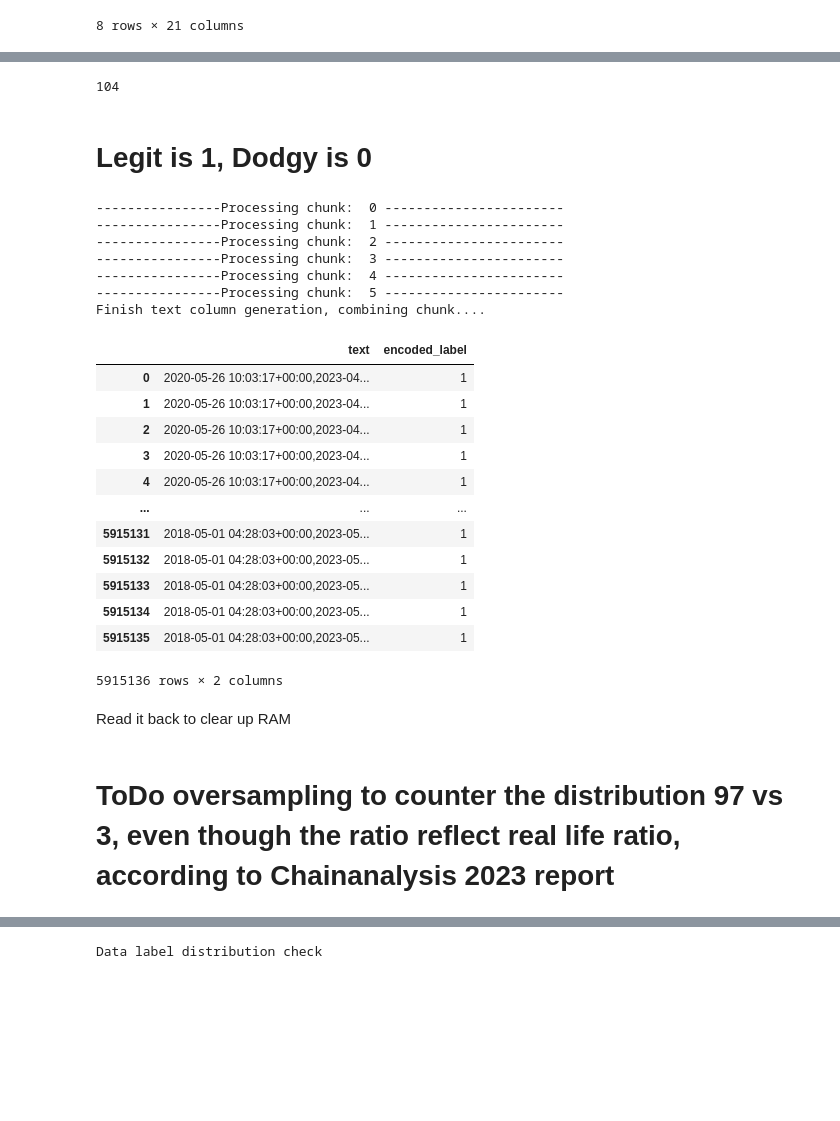
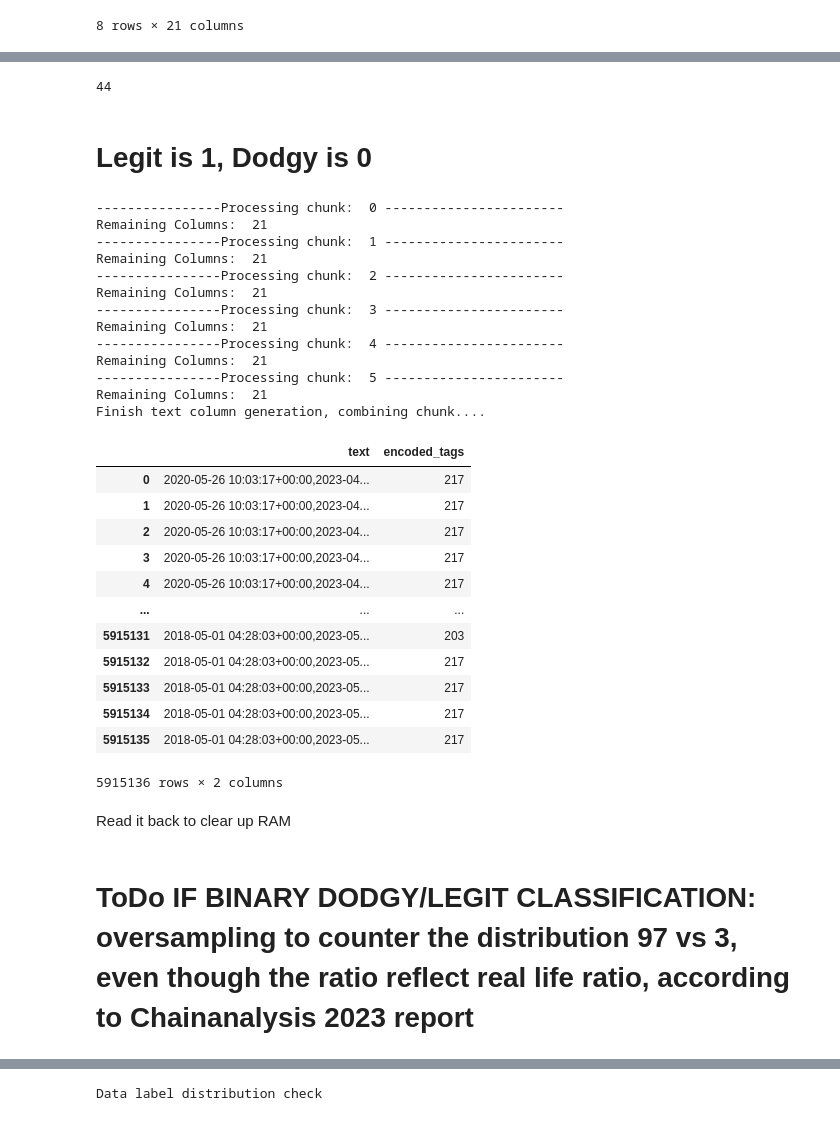
Before and after one commit to viethuy25/TMU_MRP, a Jupyter notebook: Preprocessing, Data Visualization and Class Balancing.ipynb, the cells around one changed output, grey strips where cells are left out. Cells and saved outputs as stored; diff of their text form; code cells hidden in the pictures; blank space fills up the shorter version.

```diff
--- a/Preprocessing, Data Visualization and Class Balancing.ipynb
+++ b/Preprocessing, Data Visualization and Class Balancing.ipynb
@@ -130,7 +132,7 @@ def read_data(filename, x):
         chunk = frame[i:i+chunksize]
 
         # merge the kaggle_balance_transactions data frame with the current chunk
-        merged_df = pd.merge(chunk, target_merged, right_on=['Address'], left_on=['from_address'], how='right', suffixes=('_kbt', '_frame'))
+#         merged_df = pd.merge(chunk, target_merged, right_on=['Address'], left_on=['from_address'], how='left', suffixes=('_kbt', '_frame'))
         merged_df = pd.merge(chunk, target_merged, right_on=['Address'], left_on=['to_address'], how='left', suffixes=('_kbt', '_frame'))
 
         # append the results to the list
@@ -177,7 +179,7 @@ for x in range(20):
 
     fileName = './data/Kaggle/kaggle_10k_balance_transaction_0000000000' + str(x) + '.csv'
     curr_file = read_data(fileName, x)
-    curr_file.to_csv('./temp/kaggle_10k_balance_transaction_0000000000' + str(x) + '.csv', index=False)
+    curr_file.to_csv('./output/kaggle_10k_balance_transaction_0000000000' + str(x) + '.csv', index=False)
 #     curr_file.to_csv('./temp/kaggle_10k_balance_transaction_0000000000' + str(x) + '.csv', index=False)
 #     new_df = pd.concat(curr_file)
 
@@ -265,10 +205,10 @@ See the caveats in the documentation: https://pandas.pydata.org/pandas-docs/stab
 # %%
-new_df = pd.read_csv('./temp/kaggle_10k_balance_transaction_000000000000.csv', index_col=None, header=0)
+new_df = pd.read_csv('./output/kaggle_10k_balance_transaction_000000000000.csv', index_col=None, header=0)
 for x in range(1, 20):
     if x < 10:
         x = '0' + str(x)
 
-    fileName = './temp/kaggle_10k_balance_transaction_0000000000' + str(x) + '.csv'
+    fileName = './output/kaggle_10k_balance_transaction_0000000000' + str(x) + '.csv'
     df_file = pd.read_csv(fileName, index_col = None, header = 0)
     new_df = pd.concat([new_df, df_file], ignore_index=True)
 
@@ -383,7 +323,7 @@ encoder_tags = LabelEncoder()
 categorical_columns = ['Account Type', 'Tags']
 for col in categorical_columns:
     if col == "Tags":
-        new_df[col] = encoder_tags.fit_transform(new_df[col])
+        new_df['encoded_tags'] = encoder_tags.fit_transform(new_df[col])
     else:
         new_df[col] = encoder.fit_transform(new_df[col])
 
@@ -831,12 +771,12 @@ import os
 
 # print ('Create text column')
 # new_df['text'] = str(new_df['Account Type']) + ' ' + str(new_df['Contract Type'])
-path = "./temp/"
+path = "./output/"
 isExist = os.path.exists(path)
 if isExist == False:
     os.makedirs(path)
 
-final_df_selected.to_csv("./temp/transformed_data.csv", index=False)
+final_df_selected.to_csv("./output/transformed_data.csv", index=False)
 
 # Clear the memory
 del final_df_selected
@@ -845,7 +785,7 @@ import gc
 
 gc.collect()
 # %% [output]
-104
+44
 # %% [markdown]
 # Legit is 1, Dodgy is 0
 # %%
@@ -855,56 +795,63 @@ def process_chunk(chunk):
 #     chunk['encoded_label'] = chunk['Label'].replace({'Legit': 1, 'Dodgy': 0})
 
     # Get a list of column names to concatenate
-    cols_to_concat = [col for col in chunk.columns if col not in ['Label', 'encoded_label']]
+    cols_to_concat = [col for col in chunk.columns if col not in ['Label', 'encoded_label', 'Tags', 'encoded_tags']]
+    print ('Remaining Columns: ', len(cols_to_concat))
     # Concatenate the values in each row of the specified columns, and store the result in a new column called 'concatenated_values'
     chunk['text'] = chunk[cols_to_concat].apply(lambda row: ','.join(str(val) for val in row), axis=1)
 #     print (chunk.columns)
-    return chunk[['text', 'encoded_label']]
+    return chunk[['text', 'encoded_tags']]
 
 # Read and process the data in chunks
 chunksize = 1000000  # Adjust this value based on your available memory
 processed_data = []
 # %%
 # Combine relevant columns into a single text column
-with pd.read_csv("./temp/transformed_data.csv", chunksize=chunksize) as reader:
+with pd.read_csv("./output/transformed_data.csv", chunksize=chunksize) as reader:
     i = 0
     for chunk in reader:
         print ("----------------Processing chunk: ", i ,"-----------------------")
         processed_chunk = process_chunk(chunk)
         processed_data.append(processed_chunk)
         i += 1
 
 print ("Finish text column generation, combining chunk....")
 # Combine all processed chunks into a single DataFrame
 processed_data = pd.concat(processed_data, ignore_index=True)
 #     str(new_df['Account Type']) + ' ' + str(new_df['Contract Type'])
 # + ' ' + str(new_df['Entity']) + ' ' + str(new_df['Tags'])+ ' '  +\
 #     new_df['value_frame'] + ' ' + new_df['gas_frame'] + ' ' + new_df['gas_price_frame'] + ' ' + new_df['input_frame']+ ' '  +\
 #     new_df['receipt_cumulative_gas_used_frame'] + ' ' + new_df['receipt_gas_used_frame'] + new_df['receipt_contract_address_frame']+ ' '  +\
 #     new_df['block_timestamp_frame'] + ' ' + new_df['block_number_frame'] + ' ' + new_df['max_fee_per_gas_frame'] + ' ' +\
 #     new_df['max_priority_fee_per_gas_frame'] + new_df['transaction_type_frame'] + ' ' + new_df['address_frame']+ ' '  +\
 #     new_df['eth_balance_frame'] + ' ' + new_df['receipt_effective_gas_price_frame']
 
 processed_data
 # %% [output]
 ----------------Processing chunk:  0 -----------------------
+Remaining Columns:  21
 ----------------Processing chunk:  1 -----------------------
+Remaining Columns:  21
 ----------------Processing chunk:  2 -----------------------
+Remaining Columns:  21
 ----------------Processing chunk:  3 -----------------------
+Remaining Columns:  21
 ----------------Processing chunk:  4 -----------------------
+Remaining Columns:  21
 ----------------Processing chunk:  5 -----------------------
+Remaining Columns:  21
 Finish text column generation, combining chunk....
-|  | text | encoded_label |
-| 0 | 2020-05-26 10:03:17+00:00,2023-04... | 1 |
-| 1 | 2020-05-26 10:03:17+00:00,2023-04... | 1 |
-| 2 | 2020-05-26 10:03:17+00:00,2023-04... | 1 |
-| 3 | 2020-05-26 10:03:17+00:00,2023-04... | 1 |
-| 4 | 2020-05-26 10:03:17+00:00,2023-04... | 1 |
+|  | text | encoded_tags |
+| 0 | 2020-05-26 10:03:17+00:00,2023-04... | 217 |
+| 1 | 2020-05-26 10:03:17+00:00,2023-04... | 217 |
+| 2 | 2020-05-26 10:03:17+00:00,2023-04... | 217 |
+| 3 | 2020-05-26 10:03:17+00:00,2023-04... | 217 |
+| 4 | 2020-05-26 10:03:17+00:00,2023-04... | 217 |
 | ... | ... | ... |
-| 5915131 | 2018-05-01 04:28:03+00:00,2023-05... | 1 |
-| 5915132 | 2018-05-01 04:28:03+00:00,2023-05... | 1 |
-| 5915133 | 2018-05-01 04:28:03+00:00,2023-05... | 1 |
-| 5915134 | 2018-05-01 04:28:03+00:00,2023-05... | 1 |
-| 5915135 | 2018-05-01 04:28:03+00:00,2023-05... | 1 |
+| 5915131 | 2018-05-01 04:28:03+00:00,2023-05... | 203 |
+| 5915132 | 2018-05-01 04:28:03+00:00,2023-05... | 217 |
+| 5915133 | 2018-05-01 04:28:03+00:00,2023-05... | 217 |
+| 5915134 | 2018-05-01 04:28:03+00:00,2023-05... | 217 |
+| 5915135 | 2018-05-01 04:28:03+00:00,2023-05... | 217 |
 5915136 rows × 2 columns
 # %%
@@ -913,5 +860,5 @@ del processed_data
 # %% [markdown]
 Read it back to clear up RAM
 # %% [markdown]
-# ToDo oversampling to counter the distribution 97 vs 3, even though the ratio reflect real life ratio, according to Chainanalysis 2023 report
+# ToDo IF BINARY DODGY/LEGIT CLASSIFICATION: oversampling to counter the distribution 97 vs 3, even though the ratio reflect real life ratio, according to Chainanalysis 2023 report
 # %%
```
Also changed, not shown: parts of 52 cells of this notebook, 7 other files.
